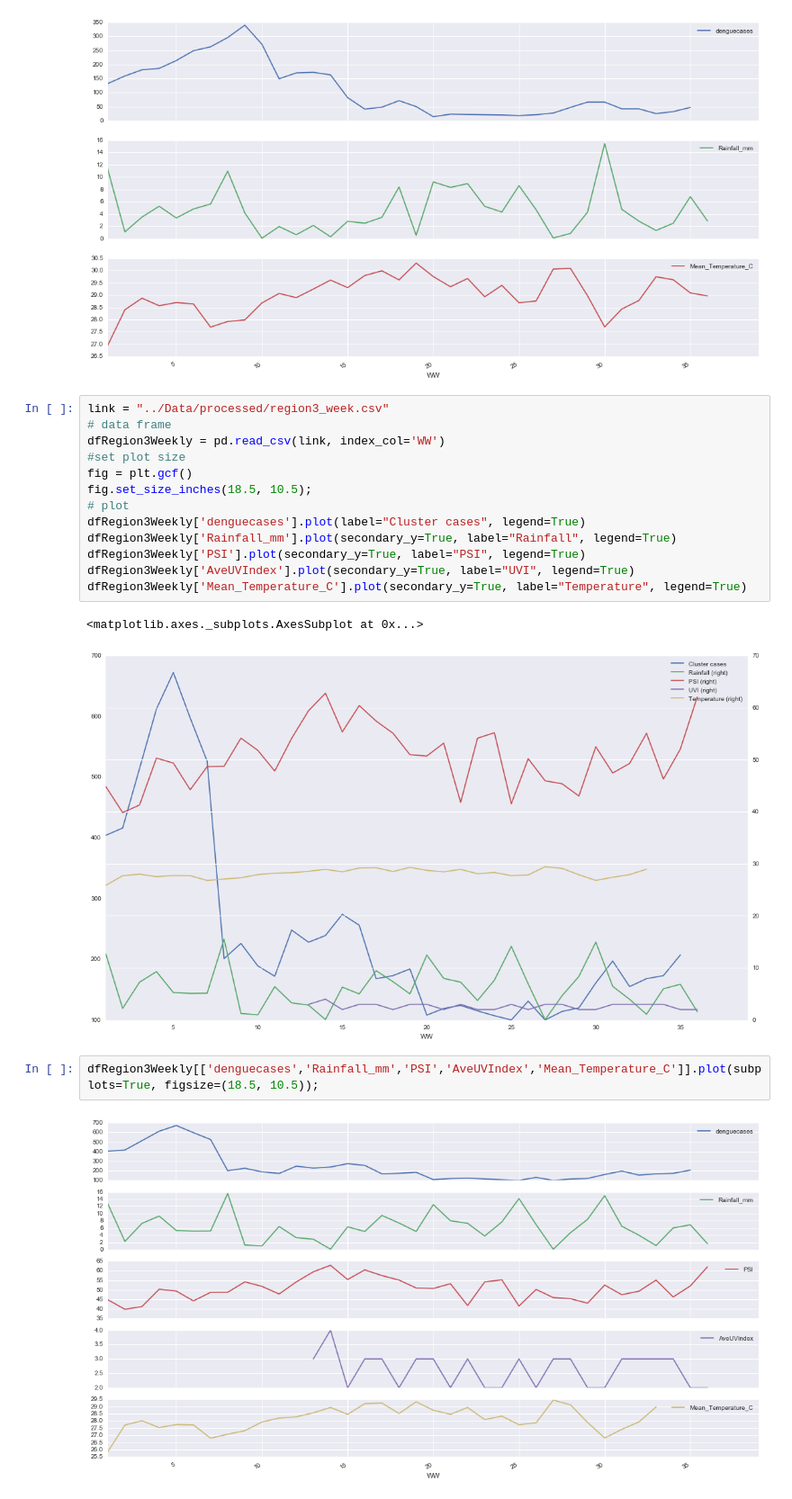
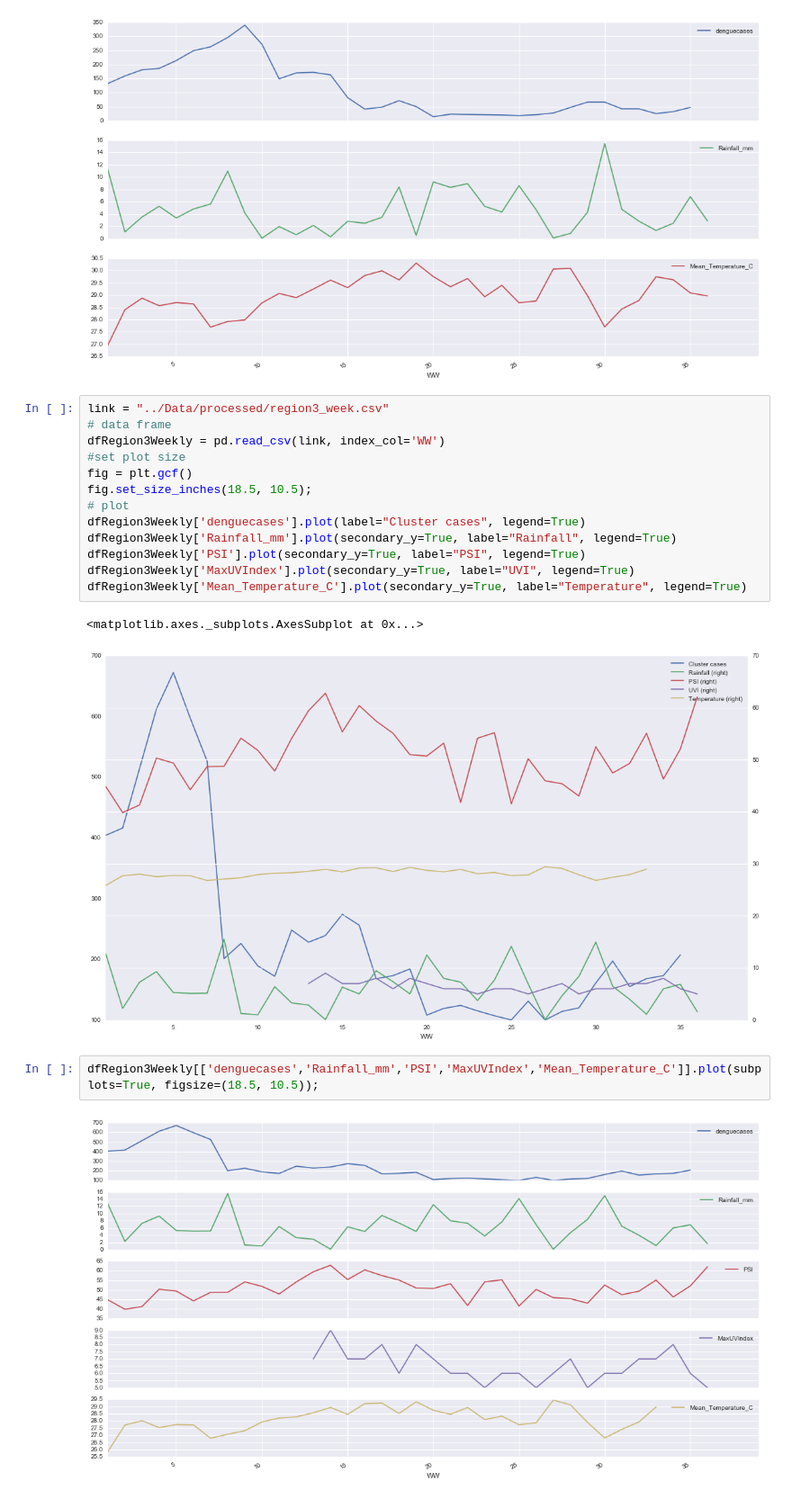
Before and after one commit to arynchoong/MTech-KE-DWBA, a Jupyter notebook: notebooks/DengueClusters.ipynb, the cells around one changed output. Shown at 90% size. Saved outputs shown, nothing was run; the diff lists cells and outputs as text.

```diff
--- a/notebooks/DengueClusters.ipynb
+++ b/notebooks/DengueClusters.ipynb
@@ -152,15 +164,15 @@ fig.set_size_inches(18.5, 10.5);
 dfRegion3Weekly['denguecases'].plot(label="Cluster cases", legend=True)
 dfRegion3Weekly['Rainfall_mm'].plot(secondary_y=True, label="Rainfall", legend=True)
 dfRegion3Weekly['PSI'].plot(secondary_y=True, label="PSI", legend=True)
-dfRegion3Weekly['AveUVIndex'].plot(secondary_y=True, label="UVI", legend=True)
+dfRegion3Weekly['MaxUVIndex'].plot(secondary_y=True, label="UVI", legend=True)
 dfRegion3Weekly['Mean_Temperature_C'].plot(secondary_y=True, label="Temperature", legend=True)
 # %% [output]
 <matplotlib.axes._subplots.AxesSubplot at 0x...>
-[figure, old version]
+[figure, new version]
 # %%
-dfRegion3Weekly[['denguecases','Rainfall_mm','PSI','AveUVIndex','Mean_Temperature_C']].plot(subplots=True, figsize=(18.5, 10.5));
+dfRegion3Weekly[['denguecases','Rainfall_mm','PSI','MaxUVIndex','Mean_Temperature_C']].plot(subplots=True, figsize=(18.5, 10.5));
 # %% [output]
-[figure, old version]
+[figure, new version]
 # %%
 link = "../Data/processed/region4_week.csv"
 # data frame
```
Also changed, not shown: parts of 23 cells of this notebook.
